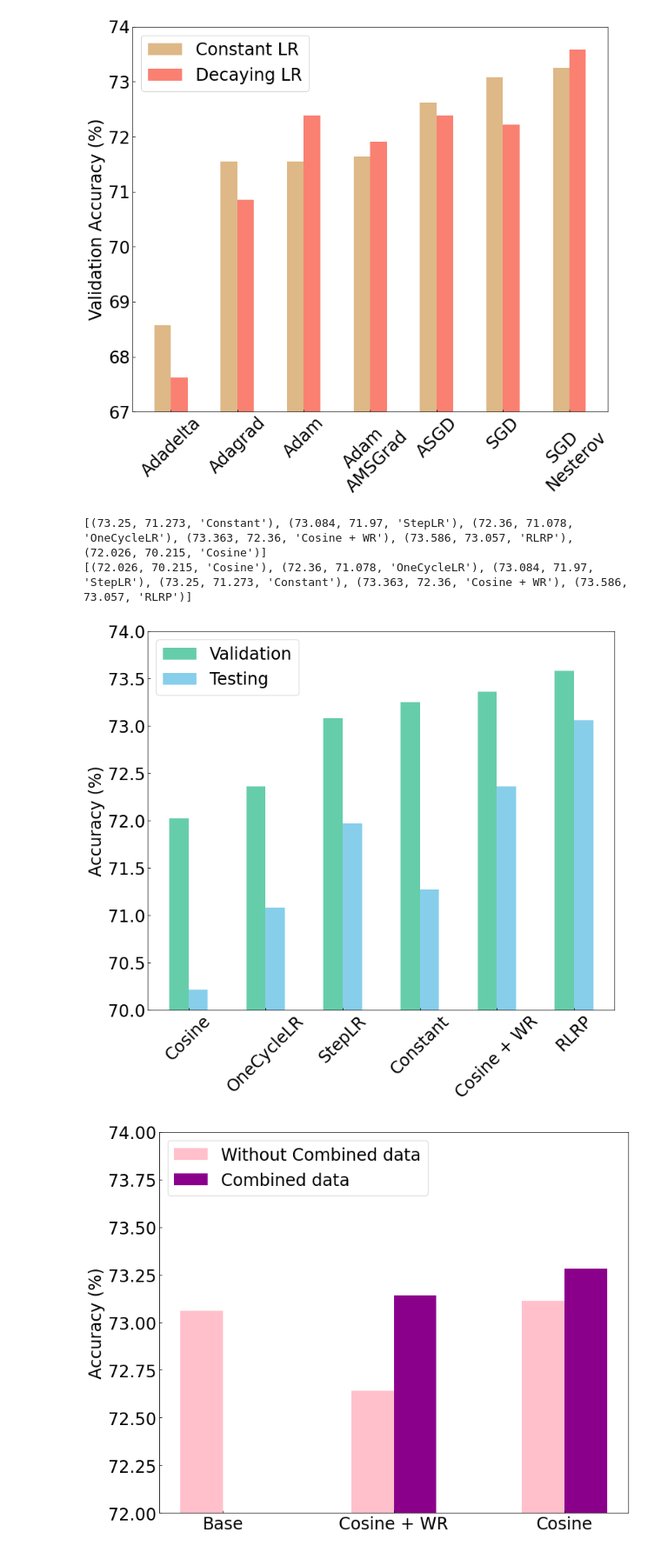
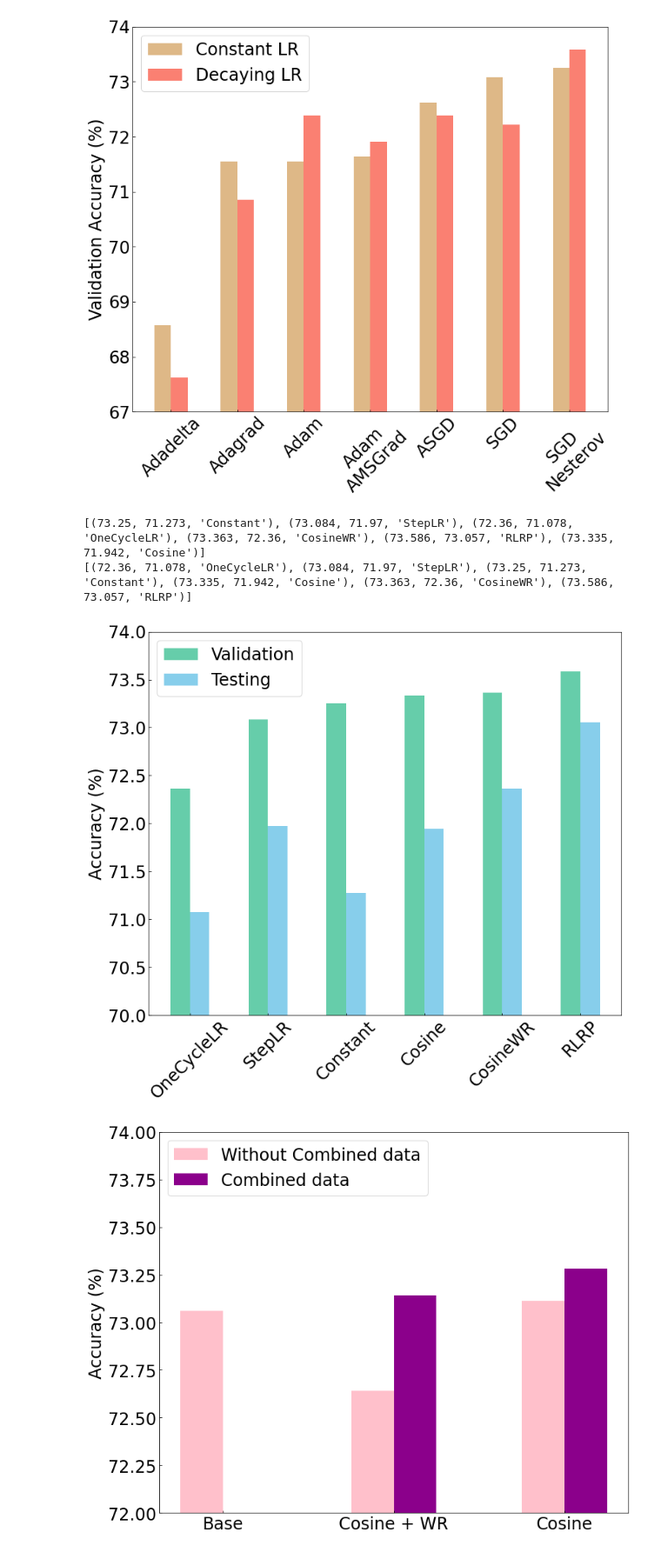
Before and after one commit to zhuofachen/Emotion-detection, a Jupyter notebook: Plot_figures.ipynb, the cells around one changed output. Shown: that part at 87% size. Saved outputs shown, nothing was run; the diff lists cells and outputs as text; code cells hidden in the pictures.

Commit message:
update cosine accuracy and plot

```diff
--- a/Plot_figures.ipynb
+++ b/Plot_figures.ipynb
@@ -121,43 +114,43 @@ plt.show()
 
 # acc_val = [73.307, 73.586, 73.67, 74.06, 73.586, 74.255]
 # acc_test = [71.858, 70.27, 72.36, 72.081, 73.056, 72.221]
-Schedule = ['Constant', 'StepLR', 'OneCycleLR', 'Cosine + WR', 'RLRP', 'Cosine']
+Schedule = ['Constant', 'StepLR', 'OneCycleLR', 'CosineWR', 'RLRP', 'Cosine']
 
 # acc_val = [72.471,   73.084, 72.36,  73.363, 73.586, 72.026]
 # acc_test = [71.0226, 71.970, 71.078, 72.360, 73.057, 70.215]
 
-acc_val = [73.25,   73.084, 72.36,  73.363, 73.586, 72.026]
-acc_test = [71.273, 71.970, 71.078, 72.360, 73.057, 70.215]
+acc_val = [73.25,   73.084, 72.36,  73.363, 73.586, 73.335]
+acc_test = [71.273, 71.970, 71.078, 72.360, 73.057, 71.942]
 
 tups = [(a,b, c) for (a, b), c in zip(zip(acc_val, acc_test), Schedule)]
 print(tups)
 tup_sort = sorted(tups, reverse = False)
 print(tup_sort)
 
 acc_val_sort, acc_test_sort, schedule_sort = [], [], []
 for a, b, c in tup_sort:
   acc_val_sort.append(a)
   acc_test_sort.append(b)
   schedule_sort.append(c)
 
 w = 0.5
 xdata = 2 * np.arange(len(Schedule))
 plt.figure(figsize = (12, 10))
 plt.bar(xdata - w/2, acc_val_sort, width=w, color='mediumaquamarine', label = 'Validation', align = 'center')
 plt.bar(xdata + w/2 , acc_test_sort, width=w, color='skyblue', label = 'Testing', align = 'center')
 plt.xticks(xdata, schedule_sort)
 # plt.xlabel('Learning rate schedules')
 plt.ylabel('Accuracy (%)')
 plt.ylim([70, 74])
 plt.rcParams.update({'font.size': 24})
 plt.tick_params(direction='in')
 plt.xticks(rotation=45)
 plt.legend(loc='upper left')
 plt.savefig('schedules comparison0505.png',  bbox_inches='tight')
 # %% [output]
-[(73.25, 71.273, 'Constant'), (73.084, 71.97, 'StepLR'), (72.36, 71.078, 'OneCycleLR'), (73.363, 72.36, 'Cosine + WR'), (73.586, 73.057, 'RLRP'), (72.026, 70.215, 'Cosine')]
-[(72.026, 70.215, 'Cosine'), (72.36, 71.078, 'OneCycleLR'), (73.084, 71.97, 'StepLR'), (73.25, 71.273, 'Constant'), (73.363, 72.36, 'Cosine + WR'), (73.586, 73.057, 'RLRP')]
+[(73.25, 71.273, 'Constant'), (73.084, 71.97, 'StepLR'), (72.36, 71.078, 'OneCycleLR'), (73.363, 72.36, 'CosineWR'), (73.586, 73.057, 'RLRP'), (73.335, 71.942, 'Cosine')]
+[(72.36, 71.078, 'OneCycleLR'), (73.084, 71.97, 'StepLR'), (73.25, 71.273, 'Constant'), (73.335, 71.942, 'Cosine'), (73.363, 72.36, 'CosineWR'), (73.586, 73.057, 'RLRP')]
-[figure, old version]
+[figure, new version]
 # %%
 
 
```
Also changed, not shown: parts of 1 cell of this notebook.
